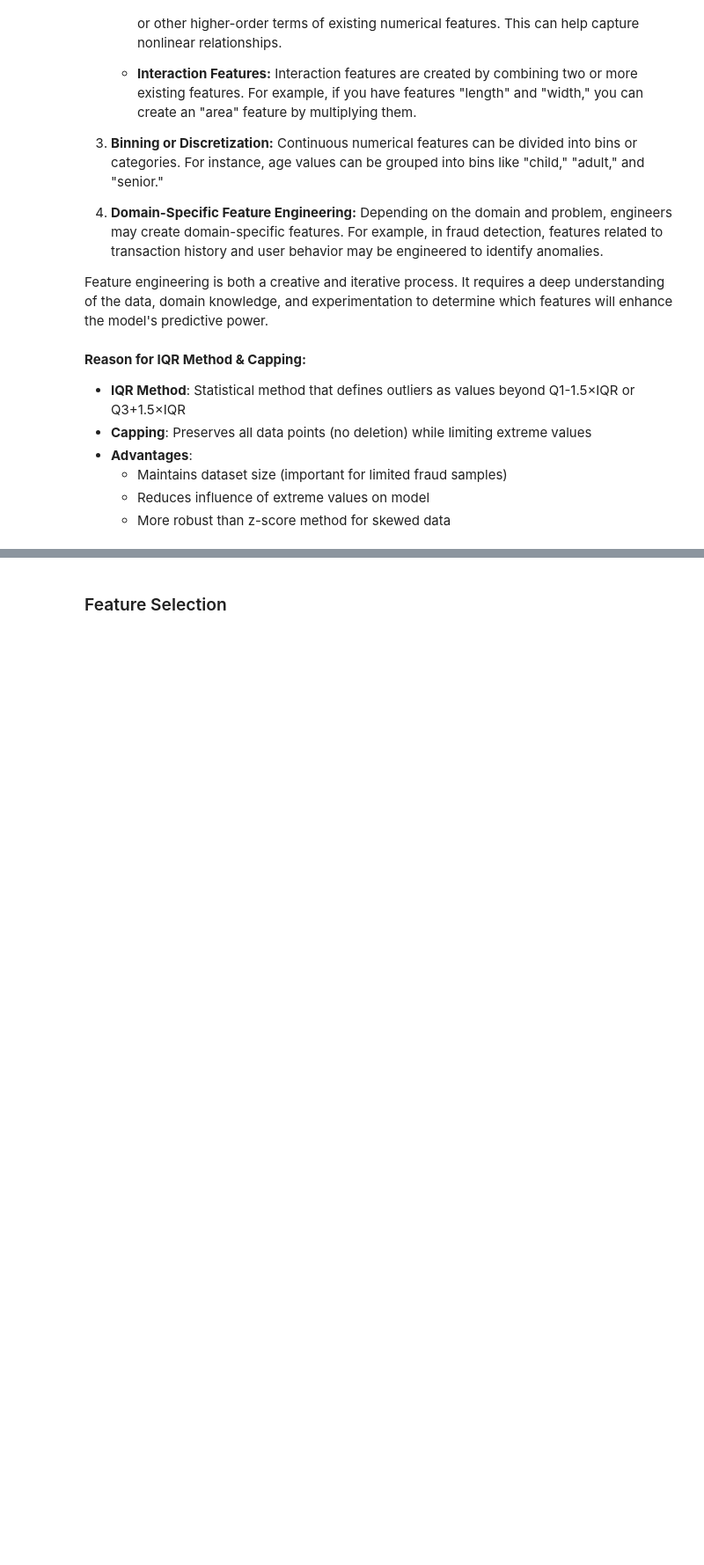
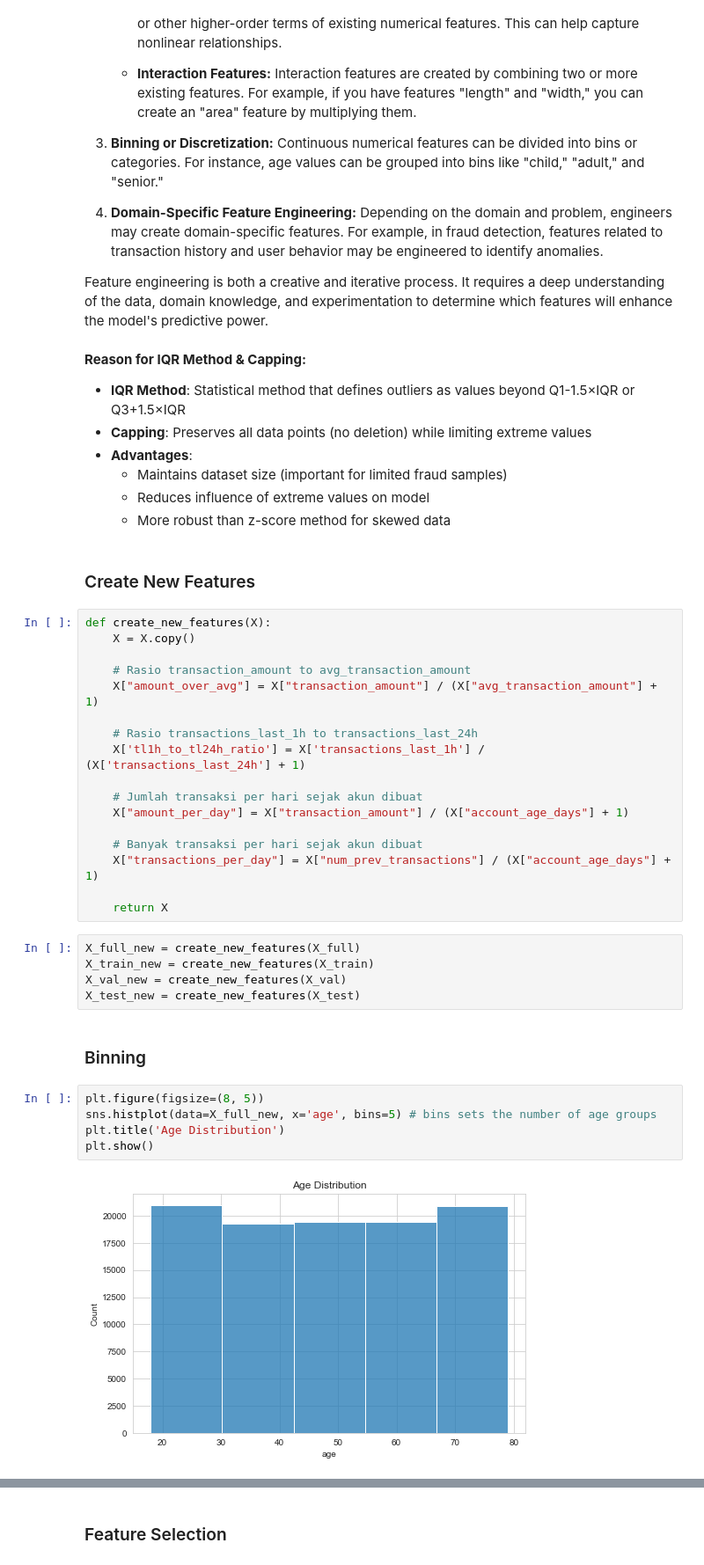
Before and after one commit to suryasuharna23/RestInPeaceMom_Tugas-Besar-2-IF3070-2025, a Jupyter notebook: src/Kelompok 12_ IF3070 Dasar Artificial Intelligence _ Tugas Besar 2 Notebook Template.ipynb, the cells around one changed output, grey strips where cells are left out. Shown at 88% size. Saved outputs shown, nothing was run; the diff lists cells and outputs as text; blank space fills up the shorter version.

```diff
--- a/src/Kelompok 12_ IF3070 Dasar Artificial Intelligence _ Tugas Besar 2 Notebook Template.ipynb
+++ b/src/Kelompok 12_ IF3070 Dasar Artificial Intelligence _ Tugas Besar 2 Notebook Template.ipynb
@@ -871,3 +876,36 @@ Feature engineering is both a creative and iterative process. It requires a deep
   - Maintains dataset size (important for limited fraud samples)
   - Reduces influence of extreme values on model
   - More robust than z-score method for skewed data
+# %% [markdown]
+### Create New Features
+# %%
+def create_new_features(X):
+    X = X.copy()
+
+    # Rasio transaction_amount to avg_transaction_amount
+    X["amount_over_avg"] = X["transaction_amount"] / (X["avg_transaction_amount"] + 1)
+
+    # Rasio transactions_last_1h to transactions_last_24h
+    X['tl1h_to_tl24h_ratio'] = X['transactions_last_1h'] / (X['transactions_last_24h'] + 1)
+
+    # Jumlah transaksi per hari sejak akun dibuat
+    X["amount_per_day"] = X["transaction_amount"] / (X["account_age_days"] + 1)
+
+    # Banyak transaksi per hari sejak akun dibuat
+    X["transactions_per_day"] = X["num_prev_transactions"] / (X["account_age_days"] + 1)
+
+    return X
+# %%
+X_full_new = create_new_features(X_full)
+X_train_new = create_new_features(X_train)
+X_val_new = create_new_features(X_val)
+X_test_new = create_new_features(X_test)
+# %% [markdown]
+### Binning
+# %%
+plt.figure(figsize=(8, 5))
+sns.histplot(data=X_full_new, x='age', bins=5) # bins sets the number of age groups
+plt.title('Age Distribution')
+plt.show()
+# %% [output]
+[figure, added]
```
Also changed, not shown: parts of 33 cells of this notebook, 1 other file.
